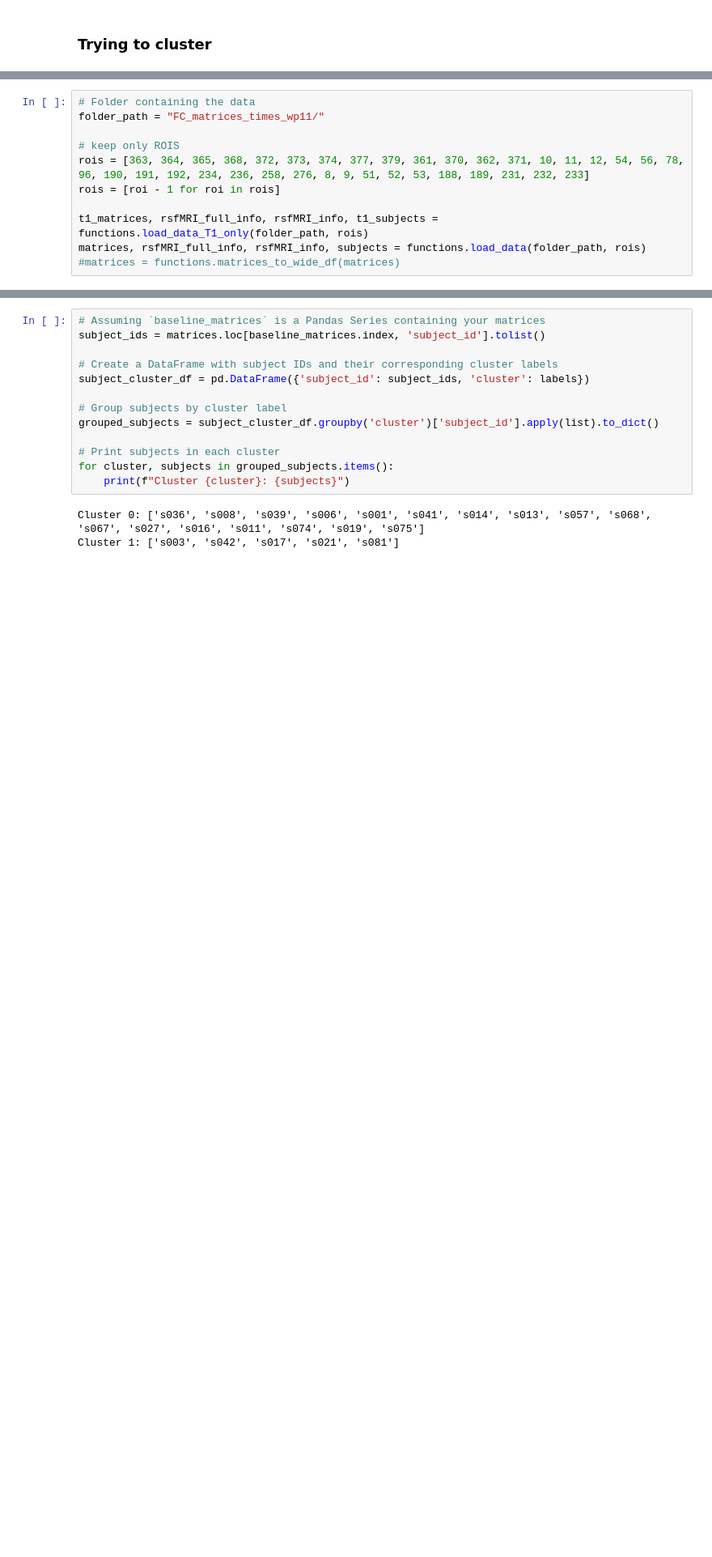
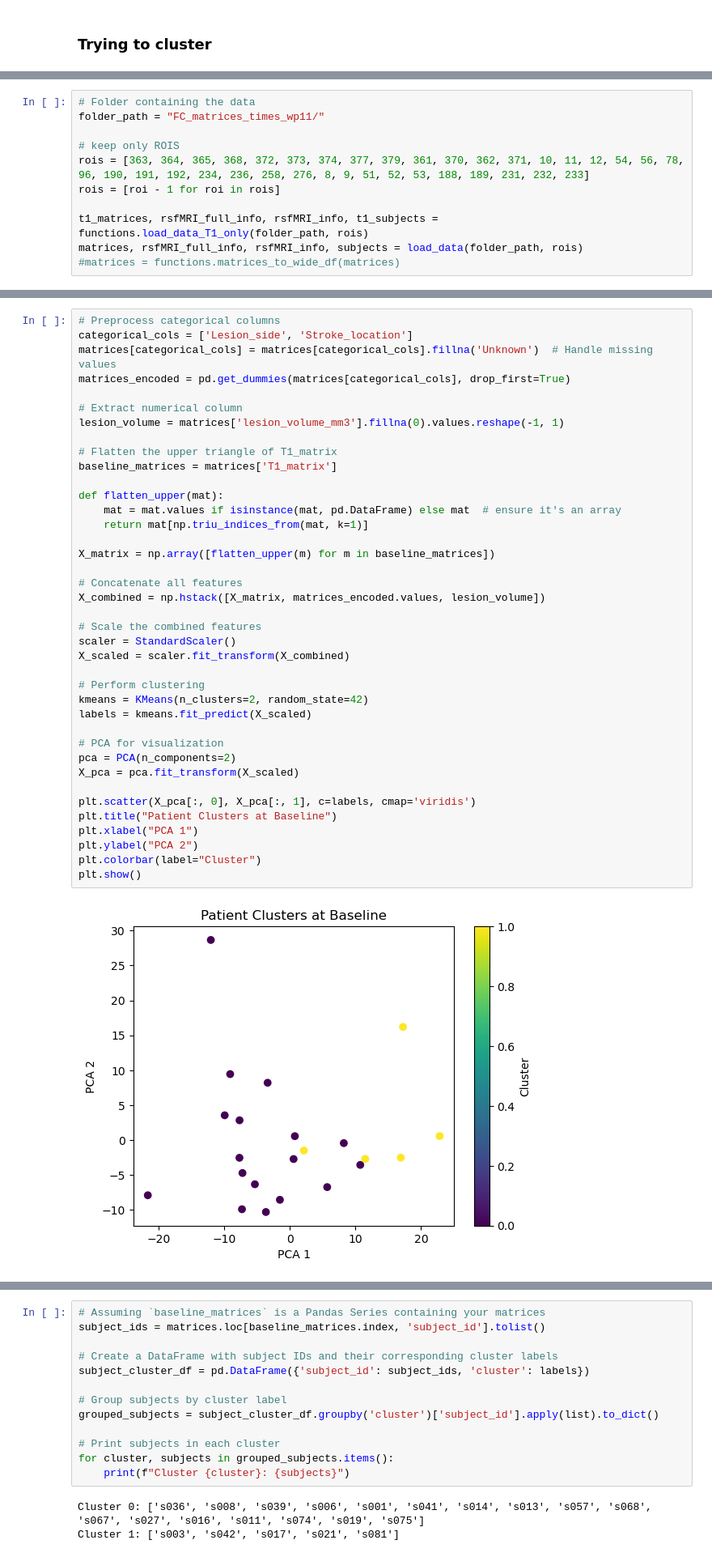
Before and after one commit to maylismlr/uphummel_MA4, a Jupyter notebook: clustering.ipynb, the cells around one changed output, grey strips where cells are left out. Shown at 81% size. Cells and saved outputs as stored; diff of their text form; blank space fills up the shorter version.

Commit message:
and again, but this time on clustering

```diff
--- a/clustering.ipynb
+++ b/clustering.ipynb
@@ -18,5 +100,5 @@ rois = [363, 364, 365, 368, 372, 373, 374, 377, 379, 361, 370, 362, 371, 10, 11,
 rois = [roi - 1 for roi in rois]
 
 t1_matrices, rsfMRI_full_info, rsfMRI_info, t1_subjects = functions.load_data_T1_only(folder_path, rois)
-matrices, rsfMRI_full_info, rsfMRI_info, subjects = functions.load_data(folder_path, rois)
+matrices, rsfMRI_full_info, rsfMRI_info, subjects = load_data(folder_path, rois)
 #matrices = functions.matrices_to_wide_df(matrices)
@@ -35,3 +117,44 @@ matrices column names:  Index(['subject_id', 'T1_matrix', 'T2_matrix', 'T3_matri
+# %%
+# Preprocess categorical columns
+categorical_cols = ['Lesion_side', 'Stroke_location']
+matrices[categorical_cols] = matrices[categorical_cols].fillna('Unknown')  # Handle missing values
+matrices_encoded = pd.get_dummies(matrices[categorical_cols], drop_first=True)
+
+# Extract numerical column
+lesion_volume = matrices['lesion_volume_mm3'].fillna(0).values.reshape(-1, 1)
+
+# Flatten the upper triangle of T1_matrix
+baseline_matrices = matrices['T1_matrix']
+
+def flatten_upper(mat):
+    mat = mat.values if isinstance(mat, pd.DataFrame) else mat  # ensure it's an array
+    return mat[np.triu_indices_from(mat, k=1)]
+
+X_matrix = np.array([flatten_upper(m) for m in baseline_matrices])
+
+# Concatenate all features
+X_combined = np.hstack([X_matrix, matrices_encoded.values, lesion_volume])
+
+# Scale the combined features
+scaler = StandardScaler()
+X_scaled = scaler.fit_transform(X_combined)
+
+# Perform clustering
+kmeans = KMeans(n_clusters=2, random_state=42)
+labels = kmeans.fit_predict(X_scaled)
+
+# PCA for visualization
+pca = PCA(n_components=2)
+X_pca = pca.fit_transform(X_scaled)
+
+plt.scatter(X_pca[:, 0], X_pca[:, 1], c=labels, cmap='viridis')
+plt.title("Patient Clusters at Baseline")
+plt.xlabel("PCA 1")
+plt.ylabel("PCA 2")
+plt.colorbar(label="Cluster")
+plt.show()
+# %% [output]
+[figure, added]
 # %%
 baseline_matrices = matrices['T1_matrix']
 
```
Also changed, not shown: parts of 8 cells of this notebook, 3 other files.
